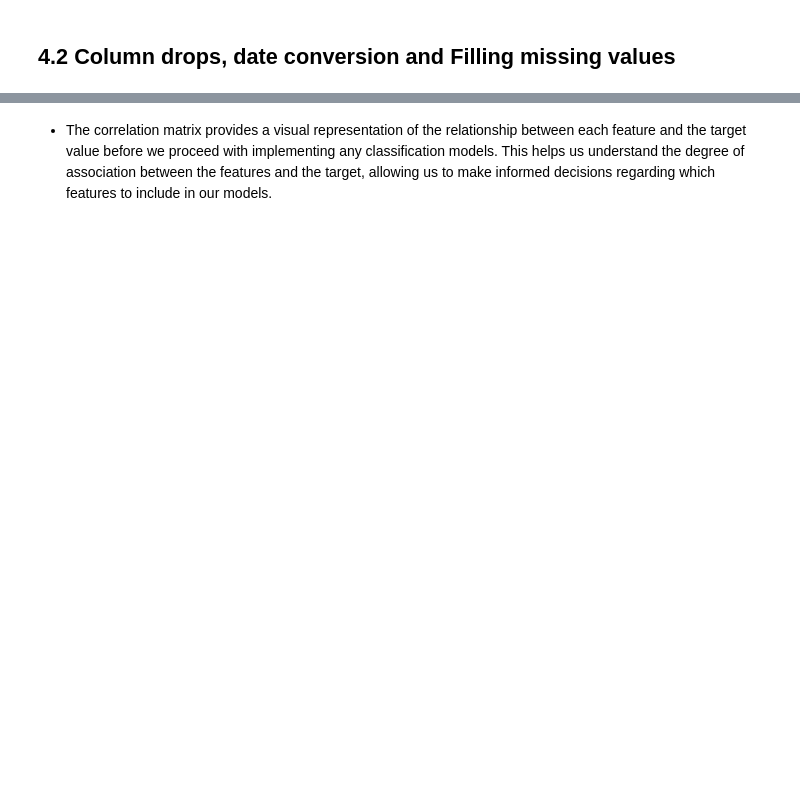
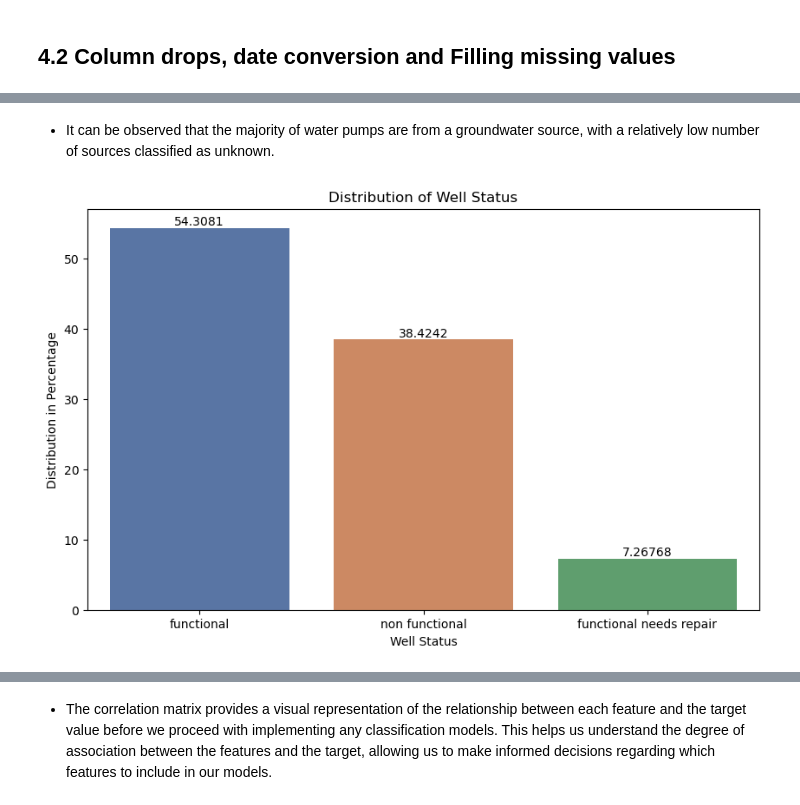
Before and after one commit to jeanwachira/Functional-and-Non-Functional-Repairs-Assessment-in-Tanzania, a Jupyter notebook: Tanzanian_Water_Pump.ipynb, the cells around one changed output, grey strips where cells are left out. Cells and saved outputs as stored; diff of their text form; code cells hidden in the pictures; blank space fills up the shorter version.

```diff
--- a/Tanzanian_Water_Pump.ipynb
+++ b/Tanzanian_Water_Pump.ipynb
@@ -581,0 +614,22 @@ memory usage: 9.5+ MB
+# %% [markdown]
+- It can be observed that the majority of water pumps are from a groundwater source, with a relatively low number of sources classified as unknown.
+# %%
+# creating a dataframe of the distribution of the status of the wells
+
+status = pd.DataFrame(df['status_group'].value_counts(normalize = True)*100)
+status
+
+fig, ax = plt.subplots(figsize = (10,6))
+
+sns.barplot(x = status.index, y = status['status_group'], palette='deep')
+
+ax.set_title('Distribution of Well Status')
+ax.set_xlabel('Well Status')
+ax.set_ylabel('Distribution in Percentage')
+
+for i in ax.containers:
+    ax.bar_label(i)
+
+#plt.savefig('Images/Distribution of well status');
+# %% [output]
+[figure, added]
```
Also changed, not shown: parts of 68 cells of this notebook.
